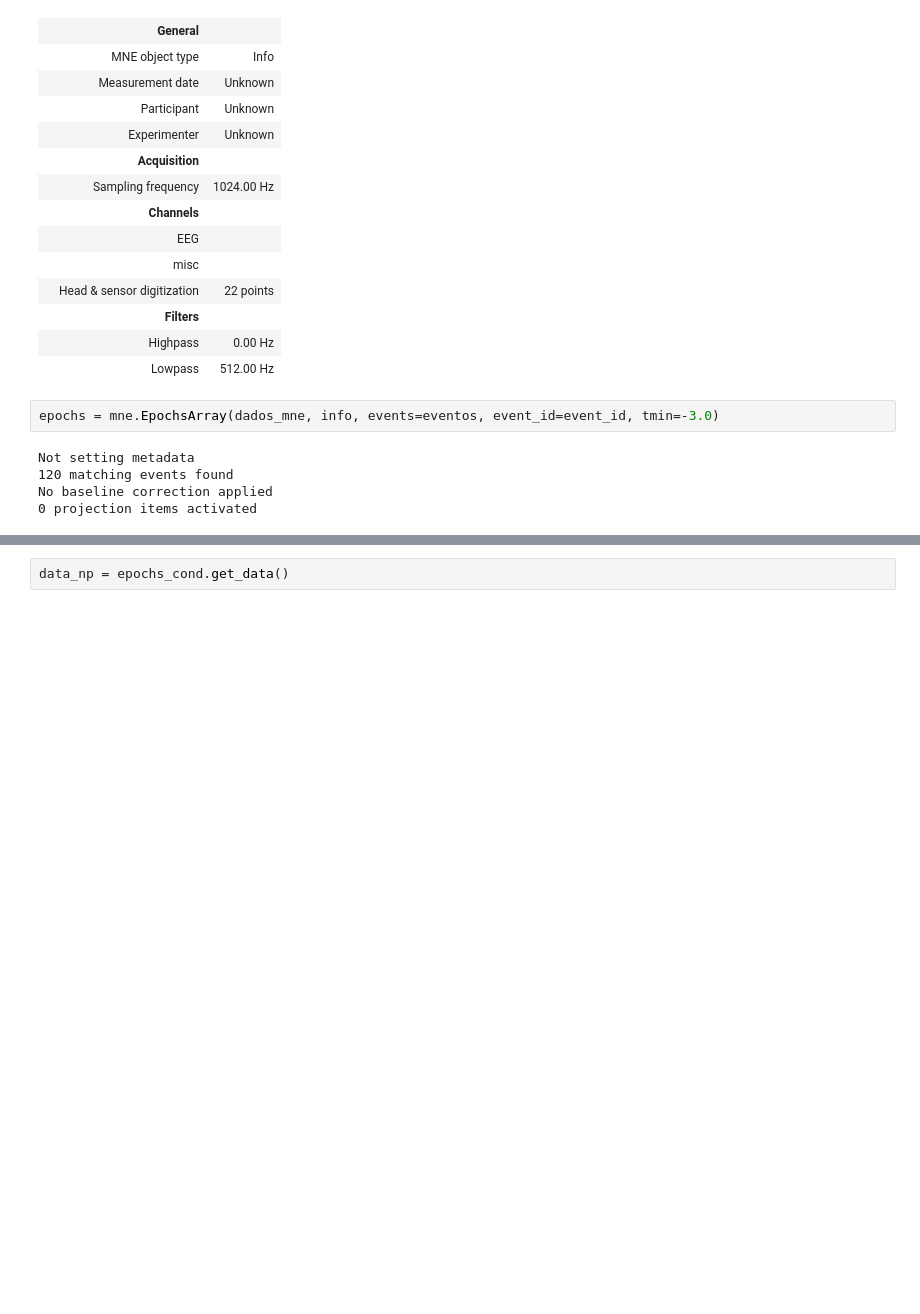
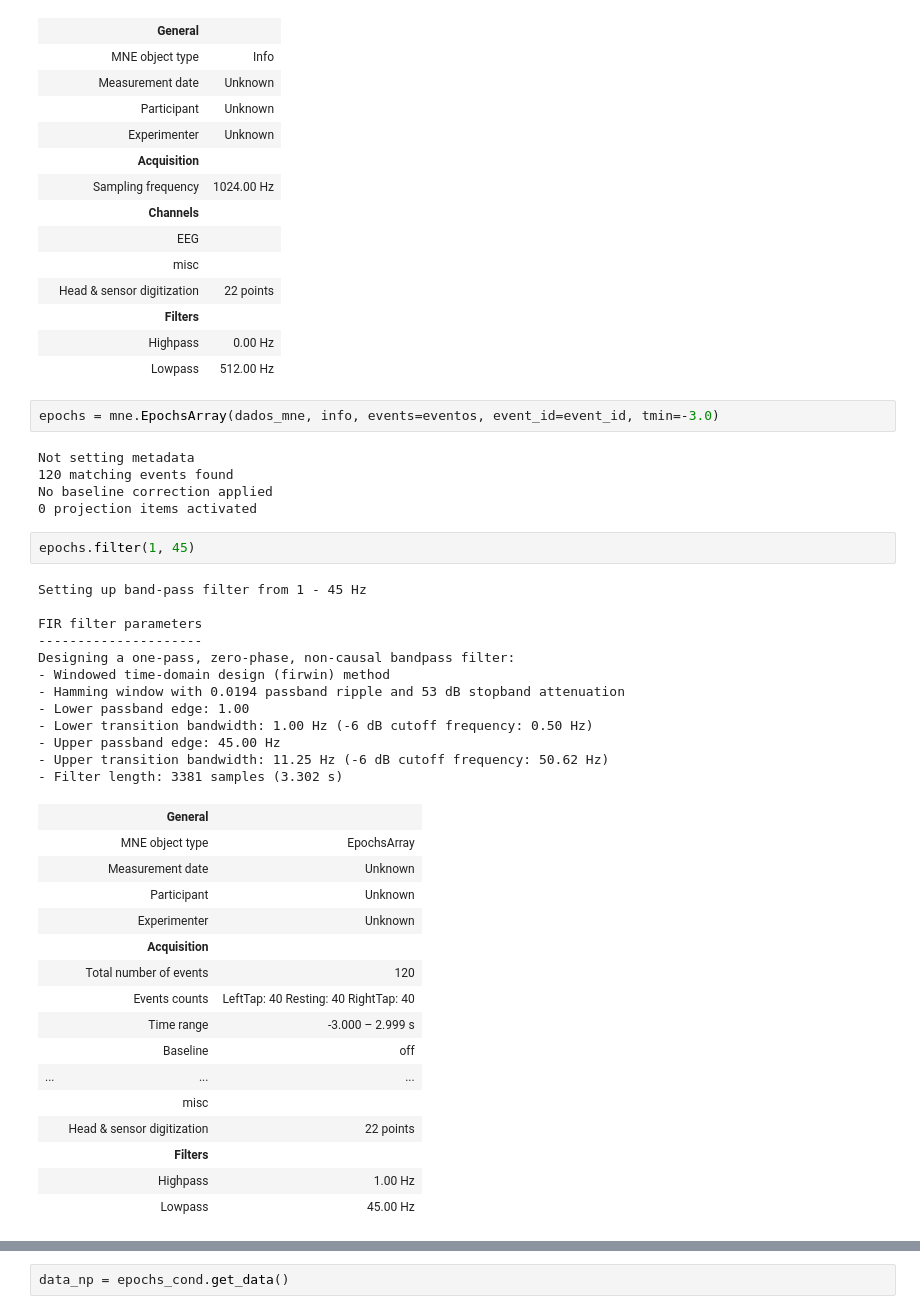
Before and after one commit to MarcioCamposJr/msc-eeg-tms-pipeline, a Jupyter notebook: templates/mvar_processing_tamplate.ipynb, the cells around one changed output, grey strips where cells are left out. Saved outputs shown, nothing was run; the diff lists cells and outputs as text; blank space fills up the shorter version.

```diff
--- a/templates/mvar_processing_tamplate.ipynb
+++ b/templates/mvar_processing_tamplate.ipynb
@@ -89,3 +89,34 @@ Not setting metadata
 120 matching events found
 No baseline correction applied
 0 projection items activated
+# %%
+epochs.filter(1, 45)
+# %% [output]
+Setting up band-pass filter from 1 - 45 Hz
+
+FIR filter parameters
+---------------------
+Designing a one-pass, zero-phase, non-causal bandpass filter:
+- Windowed time-domain design (firwin) method
+- Hamming window with 0.0194 passband ripple and 53 dB stopband attenuation
+- Lower passband edge: 1.00
+- Lower transition bandwidth: 1.00 Hz (-6 dB cutoff frequency: 0.50 Hz)
+- Upper passband edge: 45.00 Hz
+- Upper transition bandwidth: 11.25 Hz (-6 dB cutoff frequency: 50.62 Hz)
+- Filter length: 3381 samples (3.302 s)
+|  | General |  |
+|  | MNE object type | EpochsArray |
+|  | Measurement date | Unknown |
+|  | Participant | Unknown |
+|  | Experimenter | Unknown |
+|  | Acquisition |  |
+|  | Total number of events | 120 |
+|  | Events counts | LeftTap: 40 Resting: 40 RightTap: 40 |
+|  | Time range | -3.000 – 2.999 s |
+|  | Baseline | off |
+| ... | ... | ... |
+|  | misc |  |
+|  | Head & sensor digitization | 22 points |
+|  | Filters |  |
+|  | Highpass | 1.00 Hz |
+|  | Lowpass | 45.00 Hz |
```
Also changed, not shown: parts of 9 cells of this notebook, 1 other file.
